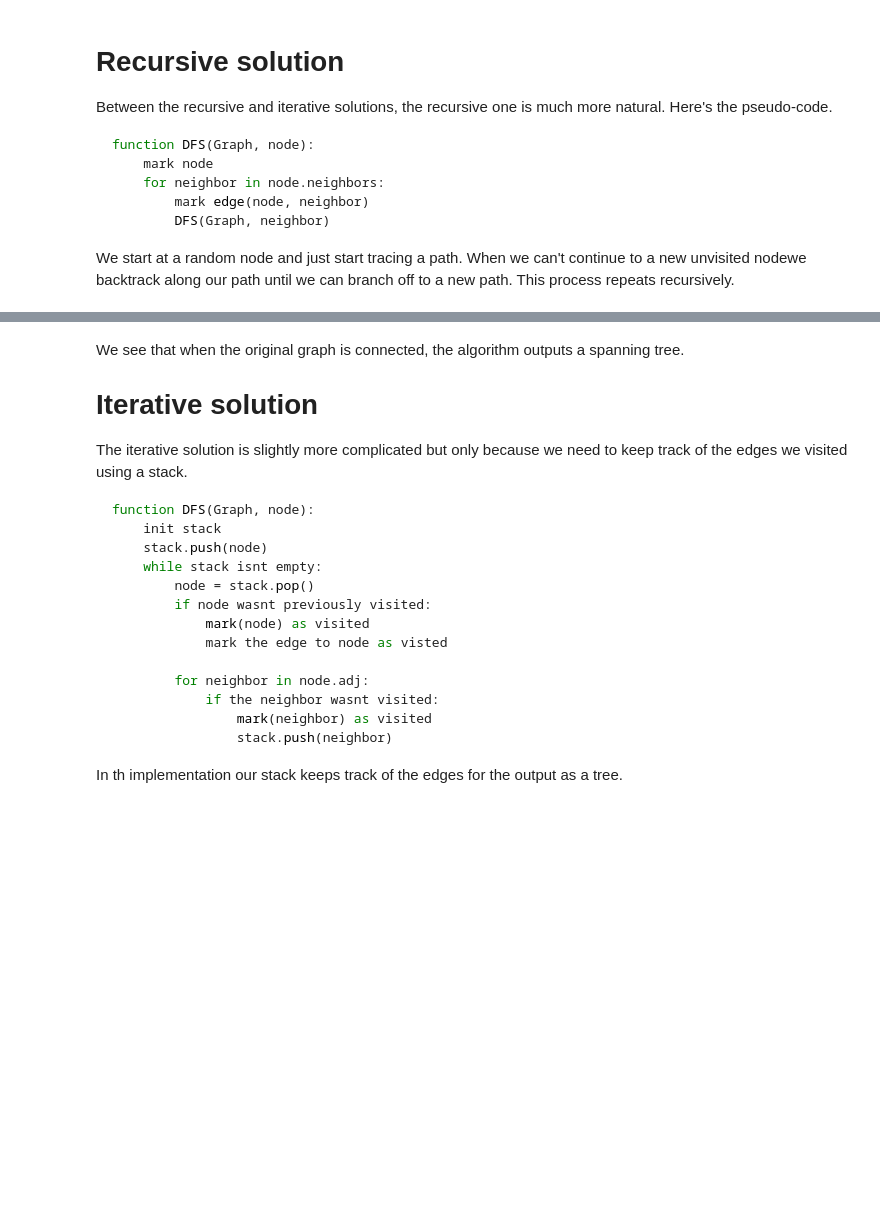
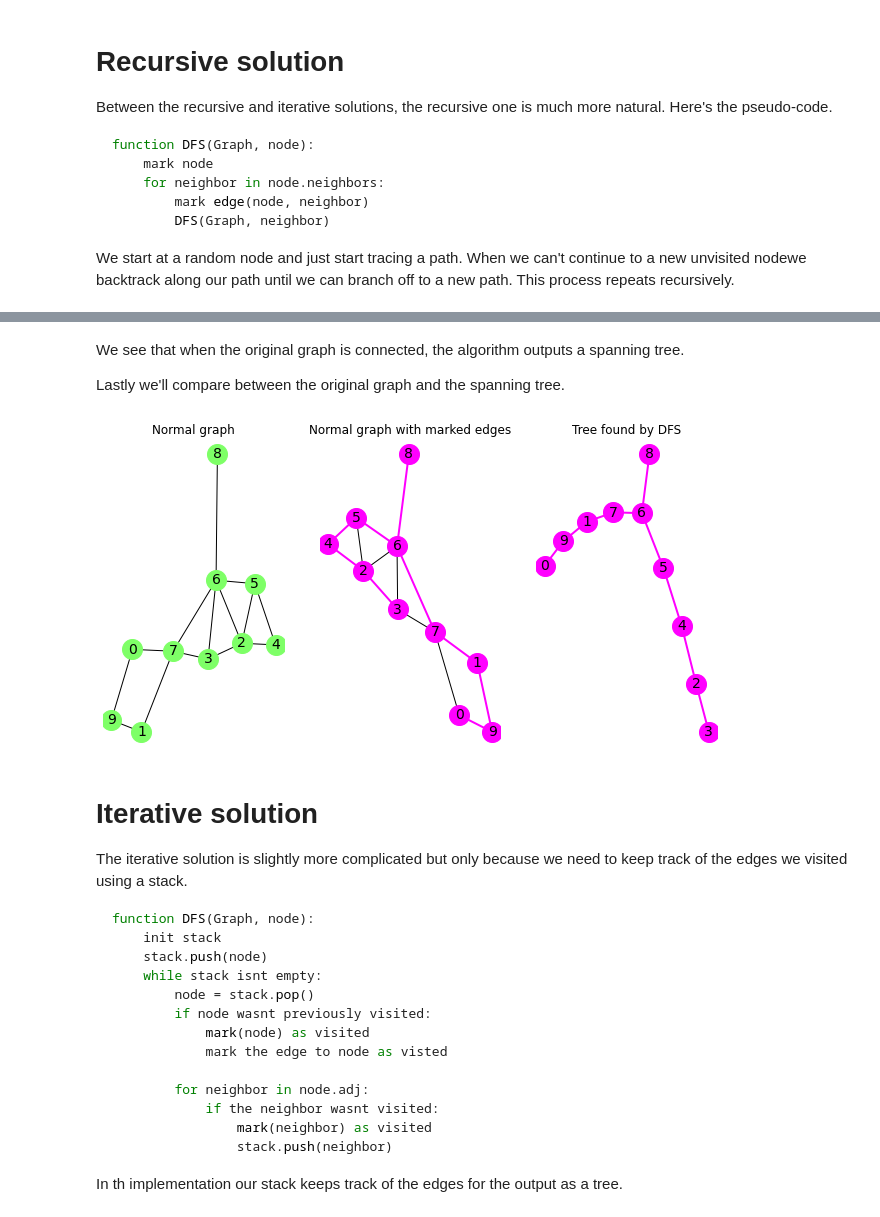
Before and after one commit to eytanohana/Graph-Algorithms, a Jupyter notebook: DFS.ipynb, the cells around one changed output, grey strips where cells are left out. Cells and saved outputs as stored; diff of their text form; code cells hidden in the pictures; blank space fills up the shorter version.

Commit message:
add comparison graphs recursive

```diff
--- a/DFS.ipynb
+++ b/DFS.ipynb
@@ -56,6 +56,25 @@ draw_graph(G)
+# %% [markdown]
+We see that when the original graph is connected, the algorithm outputs a spanning tree.
+
+Lastly we'll compare between the original graph and the spanning tree.
+# %%
+fig, axes = plt.subplots(ncols=3, figsize=(11,5.625))
+
+axes[0].set_title('Normal graph')
+draw_graph(G, with_tree=False, ax=axes[0])
+
+axes[1].set_title('Normal graph with marked edges')
+draw_graph(G, ax=axes[1])
+
+G_copy = G.copy()
+for edge in G_copy.edges:
+    if not G_copy.edges[edge].get('marked'):
+        G_copy.remove_edge(*edge)
+axes[2].set_title('Tree found by DFS')
+draw_graph(G_copy, ax=axes[2])
+# %% [output]
+[figure, added]
 # %% [markdown]
-We see that when the original graph is connected, the algorithm outputs a spanning tree.
-
 # Iterative solution
 
 The iterative solution is slightly more complicated but only because we need to keep track of the edges we visited using a stack.
```
Also changed, not shown: parts of 6 cells of this notebook.
